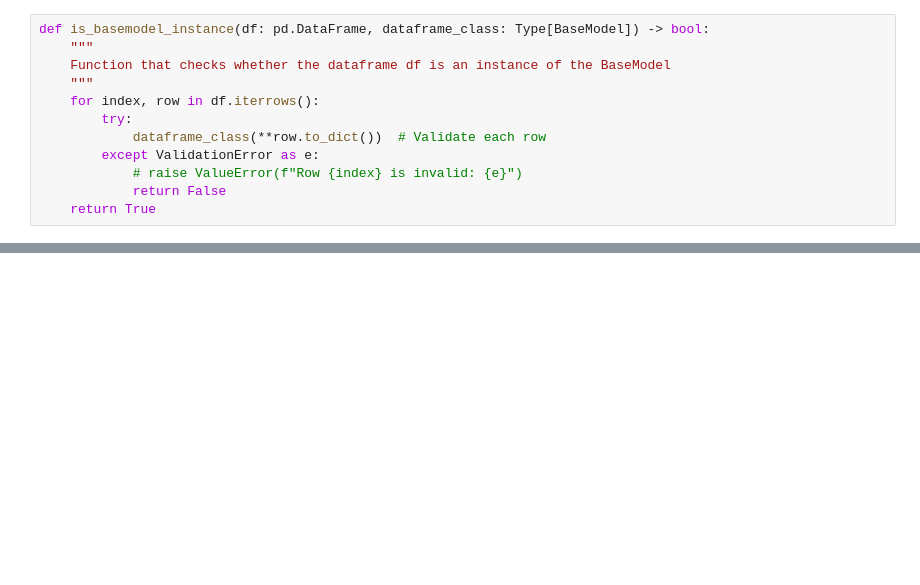
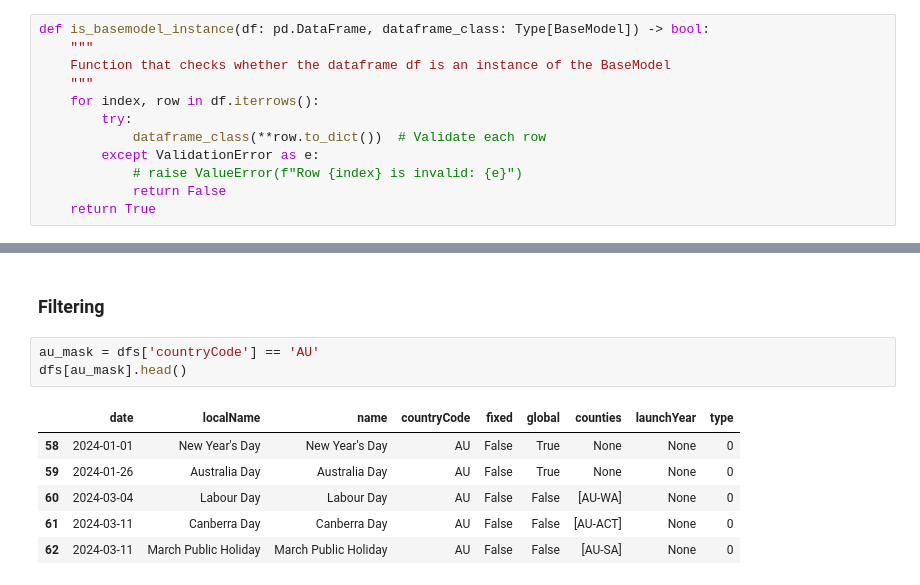
Before and after one commit to yukikongju/Miscellaneous-Projects, a Jupyter notebook: PydanticExploration/exploration.ipynb, the cells around one changed output, grey strips where cells are left out. Cells and saved outputs as stored; diff of their text form; blank space fills up the shorter version.

```diff
--- a/PydanticExploration/exploration.ipynb
+++ b/PydanticExploration/exploration.ipynb
@@ -229,0 +259,12 @@ countries = ['US', 'CA', 'UK', 'AU']
+# %% [markdown]
+### Filtering
+# %%
+au_mask = dfs['countryCode'] == 'AU'
+dfs[au_mask].head()
+# %% [output]
+|  | date | localName | name | countryCode | fixed | global | counties | launchYear | type |
+| 58 | 2024-01-01 | New Year's Day | New Year's Day | AU | False | True | None | None | 0 |
+| 59 | 2024-01-26 | Australia Day | Australia Day | AU | False | True | None | None | 0 |
+| 60 | 2024-03-04 | Labour Day | Labour Day | AU | False | False | [AU-WA] | None | 0 |
+| 61 | 2024-03-11 | Canberra Day | Canberra Day | AU | False | False | [AU-ACT] | None | 0 |
+| 62 | 2024-03-11 | March Public Holiday | March Public Holiday | AU | False | False | [AU-SA] | None | 0 |
```
Also changed, not shown: parts of 11 cells of this notebook.
